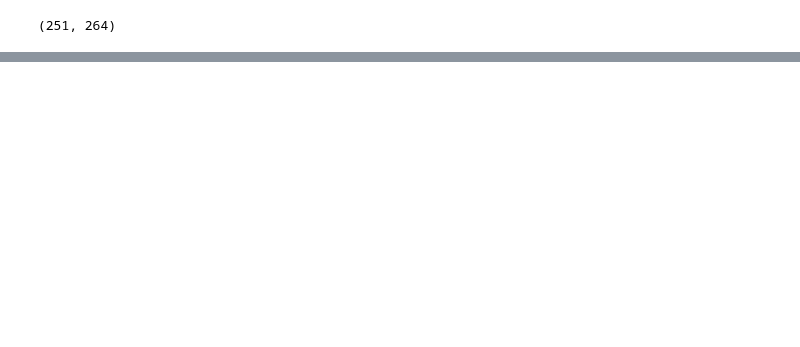
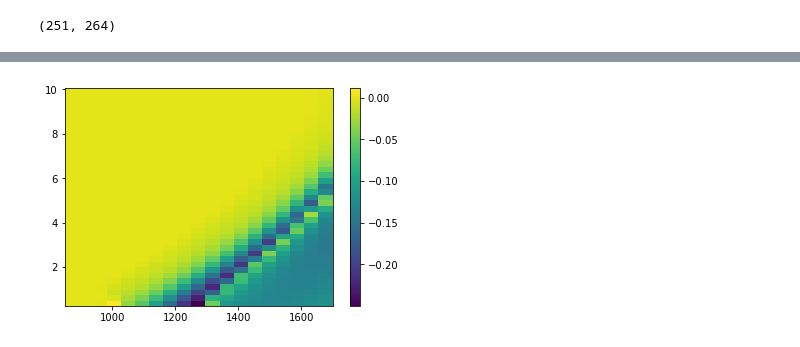
Before and after one commit to maxrudolph/fvmic2d, a Jupyter notebook: post_processing/subduction_plots.ipynb, the cells around one changed output, grey strips where cells are left out. Saved outputs shown, nothing was run; the diff lists cells and outputs as text; code cells hidden in the pictures; blank space fills up the shorter version.

```diff
--- a/post_processing/subduction_plots.ipynb
+++ b/post_processing/subduction_plots.ipynb
@@ -100,0 +277,7 @@ Vec(560000.0)
+# %%
+plt.figure()
+h=plt.pcolor(melt_T[0,:],melt_p[:,0],dfdp)
+plt.colorbar(h)
+plt.show()
+# %% [output]
+[figure, added]
```
Also changed, not shown: parts of 23 cells of this notebook, 4 other files.
